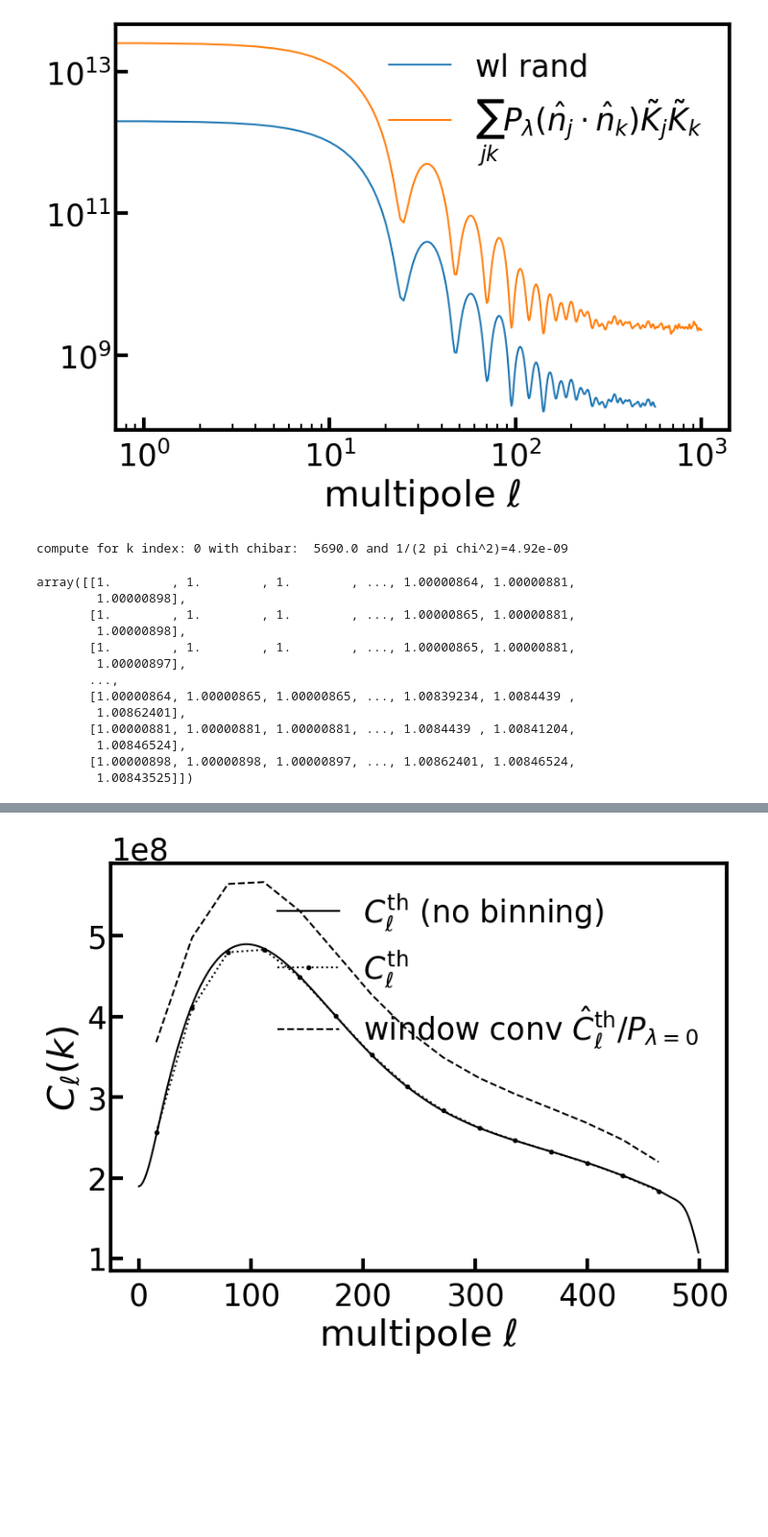
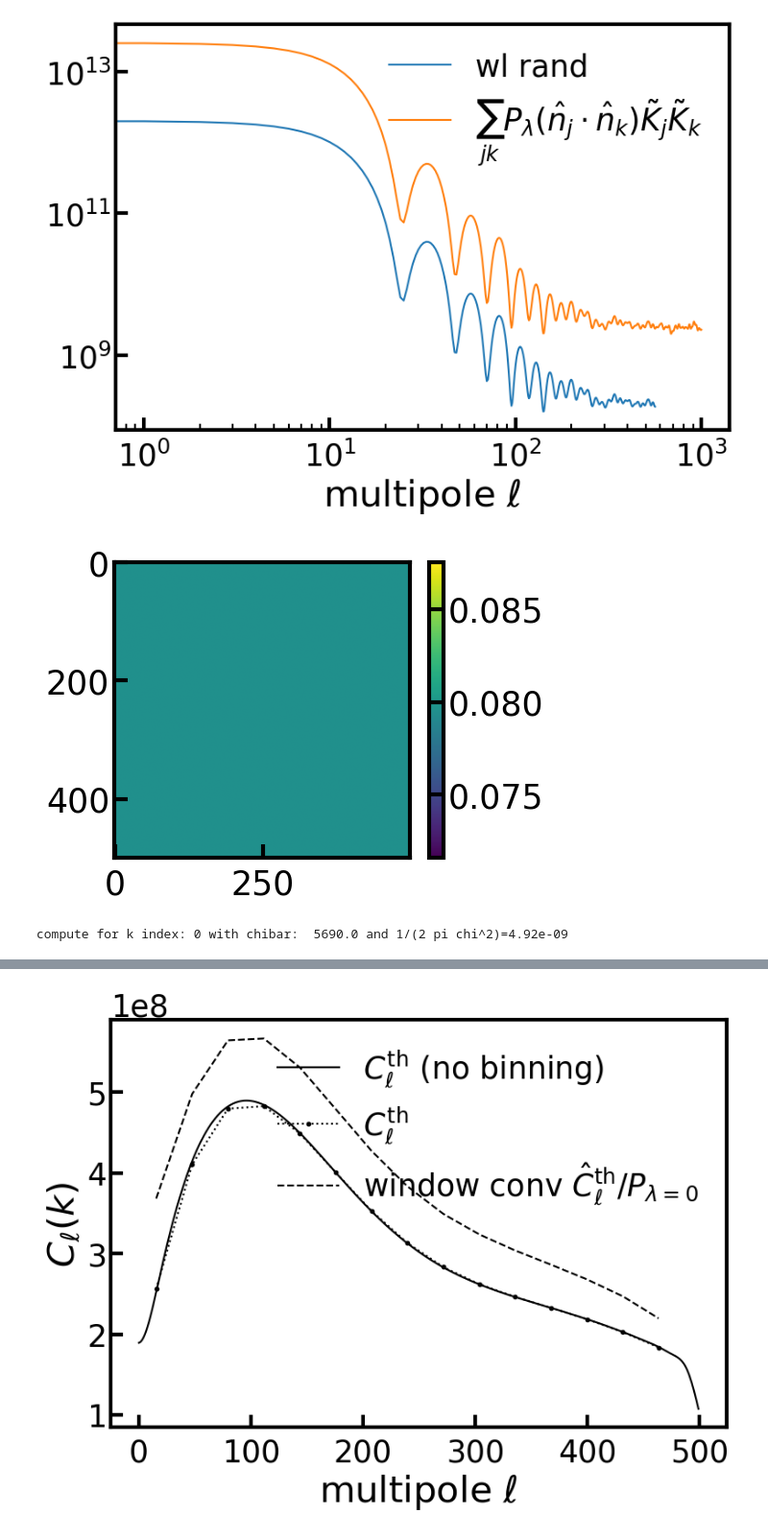
Before and after one commit to roger2b/directsht-lya, a Jupyter notebook: notebooks/lya_GRFs_directSHT.ipynb, the cells around one changed output, grey strips where cells are left out. Shown at 96% size. Drawn from its saved outputs; the diff is of its cells as text; code cells hidden in the pictures; blank space fills up the shorter version.

```diff
--- a/notebooks/lya_GRFs_directSHT.ipynb
+++ b/notebooks/lya_GRFs_directSHT.ipynb
@@ -394,3 +396,7 @@ def Power_spectrum(kh_perp, kh_par):
+# %%
+plt.figure(figsize=(5,4));plt.imshow(coupling_matrix/MD.Mll/(4*np.pi));plt.colorbar();plt.show()
+# %% [output]
+[figure, added]
 # %%
 # compute F_{ell L lambda} matrix
 couple_mat = Wigner3j.CoupleMat(Nl, PLKjKk)
@@ -423,19 +429,3 @@ binned_C_ell_hat = bins @ C_ell_hat
 binned_hdif = bins @ cl_k[_k_idx]
 # %% [output]
 compute for k index: 0 with chibar:  5690.0 and 1/(2 pi chi^2)=4.92e-09
-# %%
-coupling_matrix/MD.Mll/(4*np.pi)
-# %% [output]
-array([[1.        , 1.        , 1.        , ..., 1.00000864, 1.00000881,
-        1.00000898],
-       [1.        , 1.        , 1.        , ..., 1.00000865, 1.00000881,
-        1.00000898],
-       [1.        , 1.        , 1.        , ..., 1.00000865, 1.00000881,
-        1.00000897],
-       ...,
-       [1.00000864, 1.00000865, 1.00000865, ..., 1.00839234, 1.0084439 ,
-        1.00862401],
-       [1.00000881, 1.00000881, 1.00000881, ..., 1.0084439 , 1.00841204,
-        1.00846524],
-       [1.00000898, 1.00000898, 1.00000897, ..., 1.00862401, 1.00846524,
-        1.00843525]])
```
Also changed, not shown: parts of 18 cells of this notebook, 10 other files.
